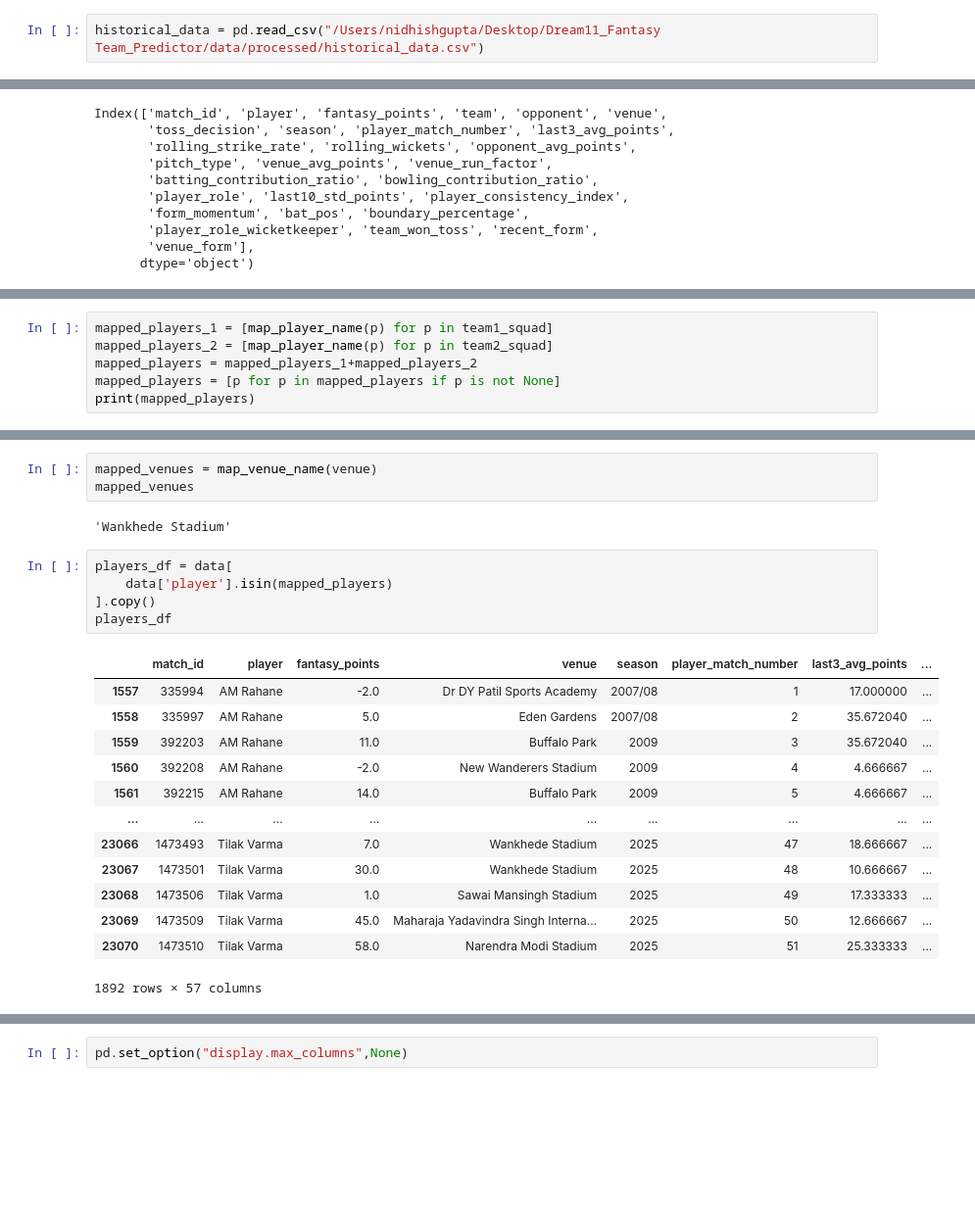
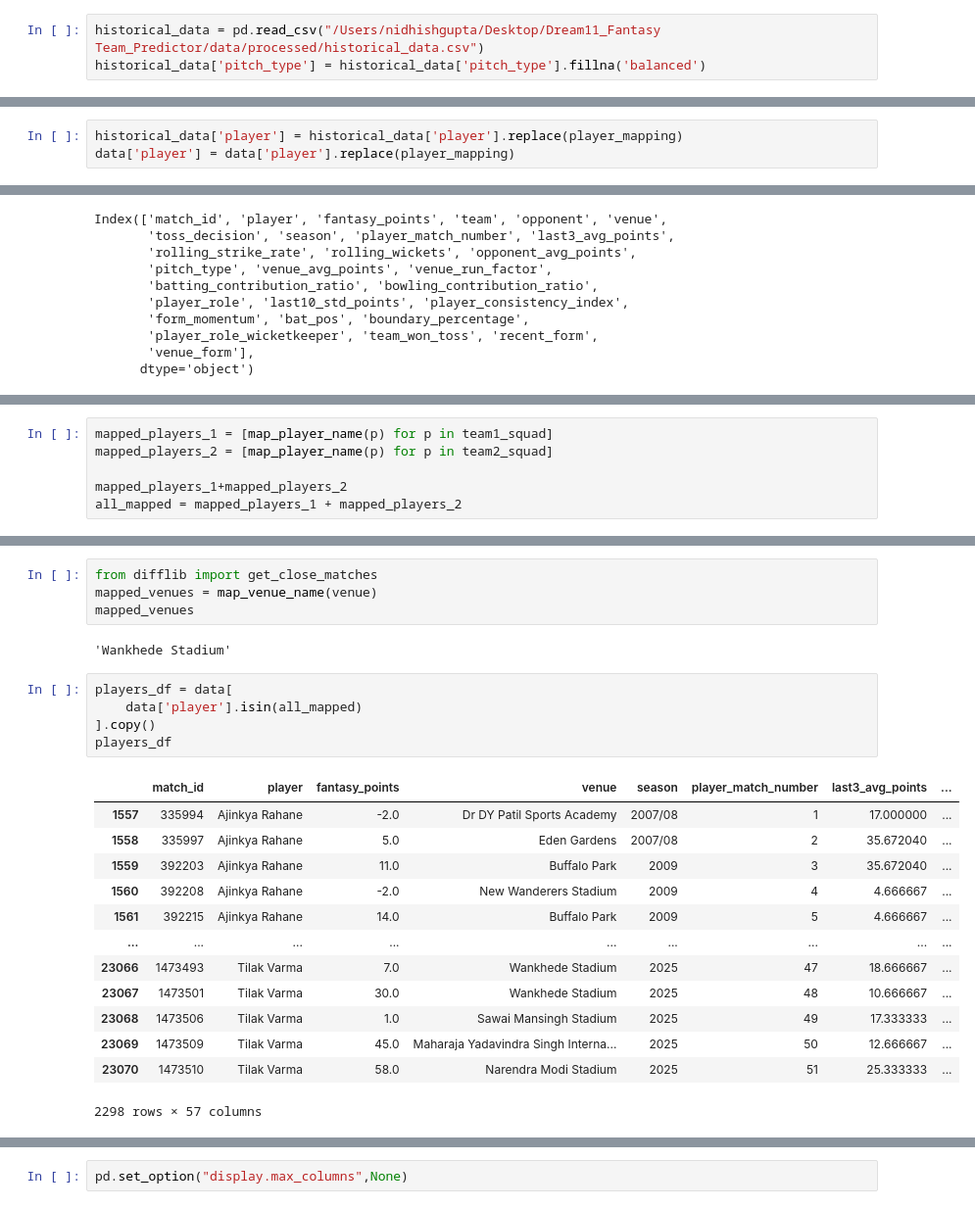
Before and after one commit to GuptaNidhish/FantasyTeamPredictor, a Jupyter notebook: notebooks/inference1.ipynb, the cells around one changed output, grey strips where cells are left out. Shown at 98% size. Cells and saved outputs as stored; diff of their text form; blank space fills up the shorter version.

```diff
--- a/notebooks/inference1.ipynb
+++ b/notebooks/inference1.ipynb
@@ -26,3 +26,4 @@ team2_squad = ['Rohit Sharma','Ishan Kishan','Suryakumar Yadav','Hardik Pandya',
 squad = team1_squad+team2_squad
 # %%
 historical_data = pd.read_csv("/Users/nidhishgupta/Desktop/Dream11_Fantasy Team_Predictor/data/processed/historical_data.csv")
+historical_data['pitch_type'] = historical_data['pitch_type'].fillna('balanced')
@@ -29,3 +667,6 @@ historical_data = pd.read_csv("/Users/nidhishgupta/Desktop/Dream11_Fantasy Team_
+# %%
+historical_data['player'] = historical_data['player'].replace(player_mapping)
+data['player'] = data['player'].replace(player_mapping)
 # %%
 historical_data.columns
 # %% [output]
@@ -96,6 +754,6 @@ def map_player_name(name):
 # %%
 mapped_players_1 = [map_player_name(p) for p in team1_squad]
 mapped_players_2 = [map_player_name(p) for p in team2_squad]
-mapped_players = mapped_players_1+mapped_players_2
-mapped_players = [p for p in mapped_players if p is not None]
-print(mapped_players)
+
+mapped_players_1+mapped_players_2
+all_mapped = mapped_players_1 + mapped_players_2
@@ -133,29 +809,30 @@ Buffalo Park                                                            61
 OUTsurance Oval                                                         43
 Name: count, dtype: int64
 # %%
+from difflib import get_close_matches
 mapped_venues = map_venue_name(venue)
 mapped_venues
 # %% [output]
 'Wankhede Stadium'
 # %%
 players_df = data[
-    data['player'].isin(mapped_players)
+    data['player'].isin(all_mapped)
 ].copy()
 players_df
 # %% [output]
 |  | match_id | player | fantasy_points | venue | season | player_match_number | last3_avg_points | ... |
-| 1557 | 335994 | AM Rahane | -2.0 | Dr DY Patil Sports Academy | 2007/08 | 1 | 17.000000 | ... |
-| 1558 | 335997 | AM Rahane | 5.0 | Eden Gardens | 2007/08 | 2 | 35.672040 | ... |
-| 1559 | 392203 | AM Rahane | 11.0 | Buffalo Park | 2009 | 3 | 35.672040 | ... |
-| 1560 | 392208 | AM Rahane | -2.0 | New Wanderers Stadium | 2009 | 4 | 4.666667 | ... |
-| 1561 | 392215 | AM Rahane | 14.0 | Buffalo Park | 2009 | 5 | 4.666667 | ... |
+| 1557 | 335994 | Ajinkya Rahane | -2.0 | Dr DY Patil Sports Academy | 2007/08 | 1 | 17.000000 | ... |
+| 1558 | 335997 | Ajinkya Rahane | 5.0 | Eden Gardens | 2007/08 | 2 | 35.672040 | ... |
+| 1559 | 392203 | Ajinkya Rahane | 11.0 | Buffalo Park | 2009 | 3 | 35.672040 | ... |
+| 1560 | 392208 | Ajinkya Rahane | -2.0 | New Wanderers Stadium | 2009 | 4 | 4.666667 | ... |
+| 1561 | 392215 | Ajinkya Rahane | 14.0 | Buffalo Park | 2009 | 5 | 4.666667 | ... |
 | ... | ... | ... | ... | ... | ... | ... | ... | ... |
 | 23066 | 1473493 | Tilak Varma | 7.0 | Wankhede Stadium | 2025 | 47 | 18.666667 | ... |
 | 23067 | 1473501 | Tilak Varma | 30.0 | Wankhede Stadium | 2025 | 48 | 10.666667 | ... |
 | 23068 | 1473506 | Tilak Varma | 1.0 | Sawai Mansingh Stadium | 2025 | 49 | 17.333333 | ... |
 | 23069 | 1473509 | Tilak Varma | 45.0 | Maharaja Yadavindra Singh Interna... | 2025 | 50 | 12.666667 | ... |
 | 23070 | 1473510 | Tilak Varma | 58.0 | Narendra Modi Stadium | 2025 | 51 | 25.333333 | ... |
-1892 rows × 57 columns
+2298 rows × 57 columns
 # %%
 players_df = (
     players_df
```
Also changed, not shown: parts of 78 cells of this notebook, 7 other files.
